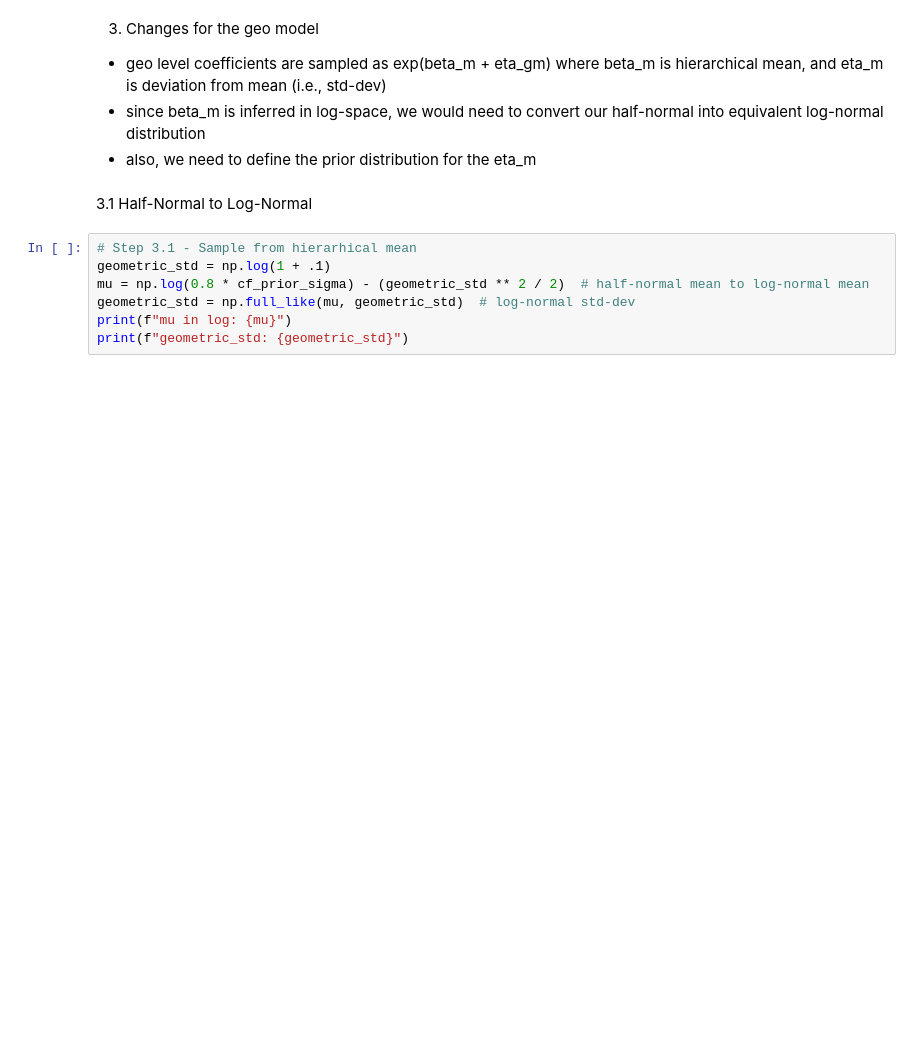
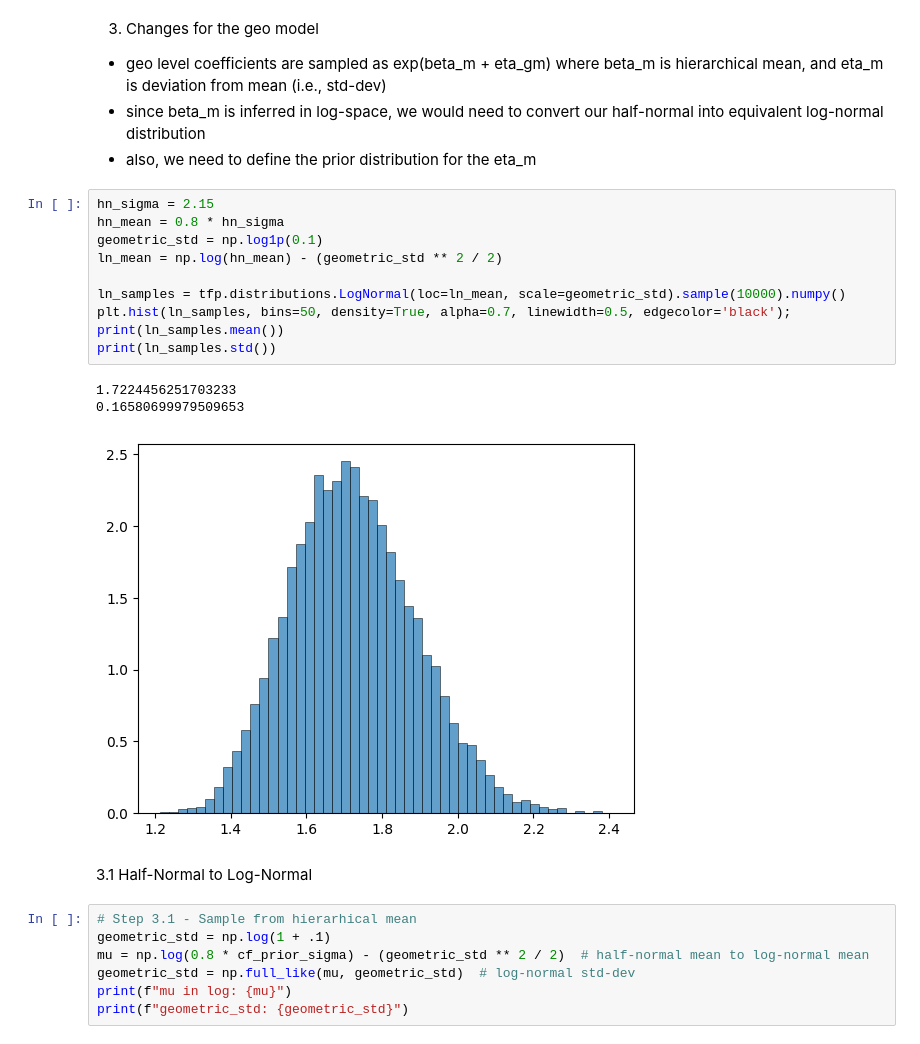
Before and after one commit to Mari1988/meridian, a Jupyter notebook: meridian/mpa/prior_assumptions.ipynb, the cells around one changed output. Drawn from its saved outputs; the diff is of its cells as text; blank space fills up the shorter version.

```diff
--- a/meridian/mpa/prior_assumptions.ipynb
+++ b/meridian/mpa/prior_assumptions.ipynb
@@ -63,6 +71,20 @@ Half-normal distribution samples generated and plotted for each channel
 - geo level coefficients are sampled as exp(beta_m + eta_gm) where beta_m is hierarchical mean, and eta_m is deviation from mean (i.e., std-dev)
 - since beta_m is inferred in log-space, we would need to convert our half-normal into equivalent log-normal distribution
 - also, we need to define the prior distribution for the eta_m
+# %%
+hn_sigma = 2.15
+hn_mean = 0.8 * hn_sigma
+geometric_std = np.log1p(0.1)
+ln_mean = np.log(hn_mean) - (geometric_std ** 2 / 2)
+
+ln_samples = tfp.distributions.LogNormal(loc=ln_mean, scale=geometric_std).sample(10000).numpy()
+plt.hist(ln_samples, bins=50, density=True, alpha=0.7, linewidth=0.5, edgecolor='black');
+print(ln_samples.mean())
+print(ln_samples.std())
+# %% [output]
+1.7224456251703233
+0.16580699979509653
+[figure, added]
 # %% [markdown]
 3.1 Half-Normal to Log-Normal
 # %%
```
Also changed, not shown: parts of 13 cells of this notebook, 25 other files.
